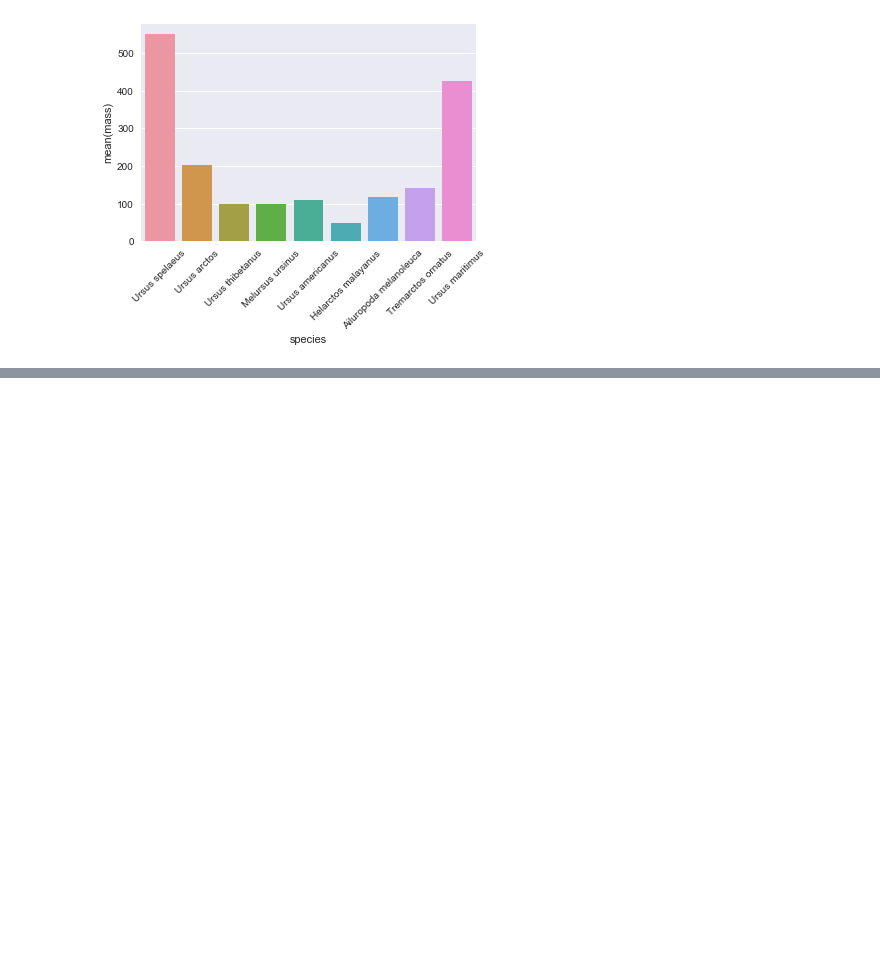
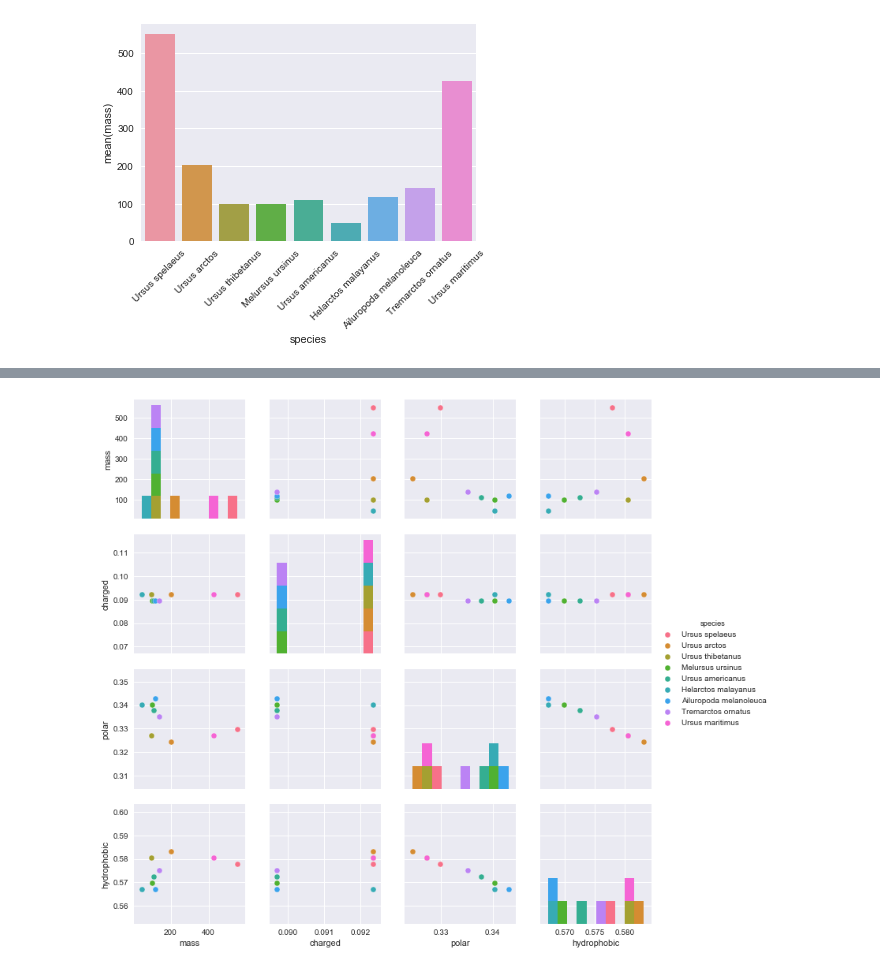
Before and after one commit to erdostal/python_homework, a Jupyter notebook: EmmaMillerPythonAssignment.ipynb, the cells around one changed output, grey strips where cells are left out. Cells and saved outputs as stored; diff of their text form; code cells hidden in the pictures; blank space fills up the shorter version.

```diff
--- a/EmmaMillerPythonAssignment.ipynb
+++ b/EmmaMillerPythonAssignment.ipynb
@@ -184,0 +197,5 @@ bear_df
+# %%
+fun_plot1 = sns.pairplot(bear_df, hue="species")
+#Here we can look at the different amino groups but also the relationship with mass.
+# %% [output]
+[figure, added]
```
Also changed, not shown: parts of 4 cells of this notebook.
